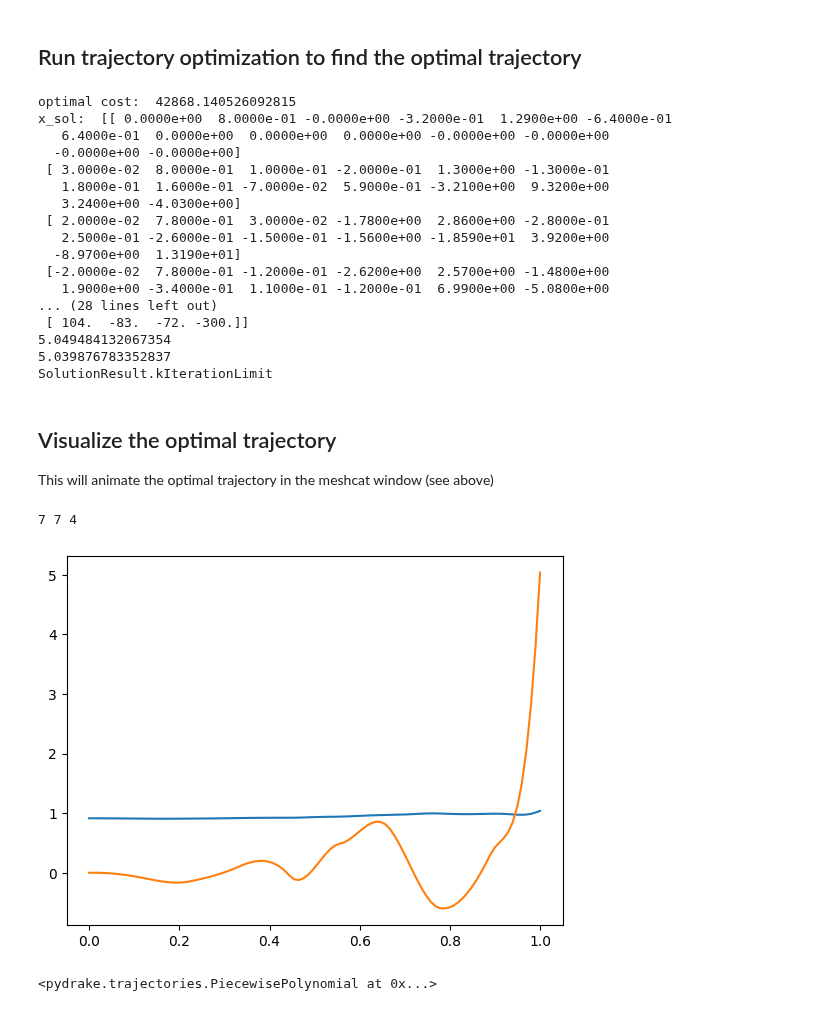
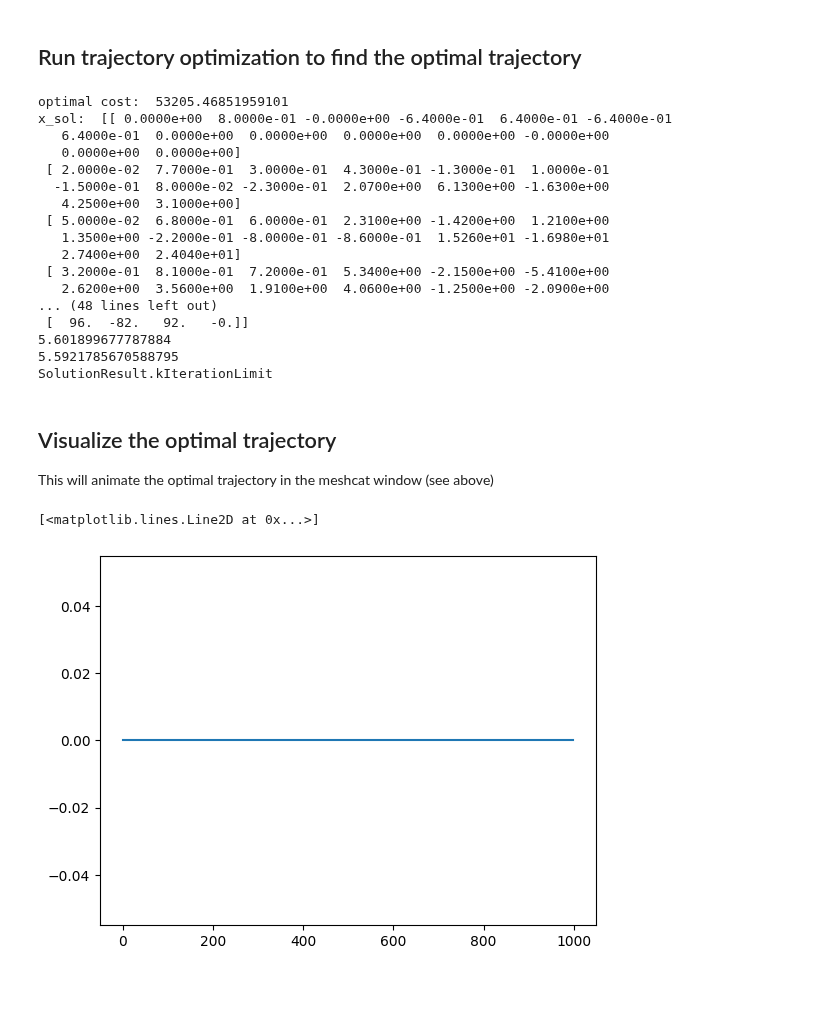
Before and after one commit to git-dhruv/Hop-Skip-and-Jump, a Jupyter notebook: src/BipedCollocation.ipynb, the cells around one changed output. Drawn from its saved outputs; the diff is of its cells as text; code cells hidden in the pictures.

```diff
--- a/src/BipedCollocation.ipynb
+++ b/src/BipedCollocation.ipynb
@@ -23,42 +51,42 @@ meshcat = StartMeshcat()
 # %% [markdown]
 ## Run trajectory optimization to find the optimal trajectory
 # %%
-N = 10
+N = 15
 initial_state = np.zeros(14)
 q = np.zeros((7,))
 q[0] = 0; q[1] = 0.8
 theta = -np.arccos(q[1])
-q[3] = theta/2; q[4] = -2 * theta
+q[3] = theta; q[4] = -2 * theta/2
 q[5] = theta;   q[6] = -2 * theta/2
 initial_state[:7] = q
 final_state = initial_state
 # final_configuration = np.array([np.pi, 0])
 tf = 3.0
-x_traj, u_traj, prog,  _, _ = find_throwing_trajectory(N, initial_state, 1.3, tf=1, jumpheight_tol=5e-2)
+x_traj, u_traj, prog,  _, _ = find_throwing_trajectory(N, initial_state, 1.6, tf=3, jumpheight_tol=5e-2)
 # %% [output]
-optimal cost:  42868.140526092815
-x_sol:  [[ 0.0000e+00  8.0000e-01 -0.0000e+00 -3.2000e-01  1.2900e+00 -6.4000e-01
-   6.4000e-01  0.0000e+00  0.0000e+00  0.0000e+00 -0.0000e+00 -0.0000e+00
-  -0.0000e+00 -0.0000e+00]
- [ 3.0000e-02  8.0000e-01  1.0000e-01 -2.0000e-01  1.3000e+00 -1.3000e-01
-   1.8000e-01  1.6000e-01 -7.0000e-02  5.9000e-01 -3.2100e+00  9.3200e+00
-   3.2400e+00 -4.0300e+00]
- [ 2.0000e-02  7.8000e-01  3.0000e-02 -1.7800e+00  2.8600e+00 -2.8000e-01
-   2.5000e-01 -2.6000e-01 -1.5000e-01 -1.5600e+00 -1.8590e+01  3.9200e+00
-  -8.9700e+00  1.3190e+01]
- [-2.0000e-02  7.8000e-01 -1.2000e-01 -2.6200e+00  2.5700e+00 -1.4800e+00
-   1.9000e+00 -3.4000e-01  1.1000e-01 -1.2000e-01  6.9900e+00 -5.0800e+00
-... (28 lines left out)
- [ 104.  -83.  -72. -300.]]
-5.049484132067354
-5.039876783352837
+optimal cost:  53205.46851959101
+x_sol:  [[ 0.0000e+00  8.0000e-01 -0.0000e+00 -6.4000e-01  6.4000e-01 -6.4000e-01
+   6.4000e-01  0.0000e+00  0.0000e+00  0.0000e+00  0.0000e+00 -0.0000e+00
+   0.0000e+00  0.0000e+00]
+ [ 2.0000e-02  7.7000e-01  3.0000e-01  4.3000e-01 -1.3000e-01  1.0000e-01
+  -1.5000e-01  8.0000e-02 -2.3000e-01  2.0700e+00  6.1300e+00 -1.6300e+00
+   4.2500e+00  3.1000e+00]
+ [ 5.0000e-02  6.8000e-01  6.0000e-01  2.3100e+00 -1.4200e+00  1.2100e+00
+   1.3500e+00 -2.2000e-01 -8.0000e-01 -8.6000e-01  1.5260e+01 -1.6980e+01
+   2.7400e+00  2.4040e+01]
+ [ 3.2000e-01  8.1000e-01  7.2000e-01  5.3400e+00 -2.1500e+00 -5.4100e+00
+   2.6200e+00  3.5600e+00  1.9100e+00  4.0600e+00 -1.2500e+00 -2.0900e+00
+... (48 lines left out)
+ [  96.  -82.   92.   -0.]]
+5.601899677787884
+5.5921785670588795
 SolutionResult.kIterationLimit
 # %% [markdown]
 ## Visualize the optimal trajectory
 
 This will animate the optimal trajectory in the meshcat window (see above)
 # %%
-from pydrake.all import AddMultibodyPlantSceneGraph, HalfSpace, CoulombFriction, MeshcatVisualizerParams
+from pydrake.all import AddMultibodyPlantSceneGraph, HalfSpace, CoulombFriction, MeshcatVisualizerParams, ConstantValueSource
 # Create a MultibodyPlant for the arm
 file_name = "/home/dhruv/Hop-Skip-and-Jump/models/planar_walker.urdf"
 
@@ -97,7 +125,6 @@ plant.Finalize()
 n_q = plant.num_positions()
 n_v = plant.num_velocities()
 n_u = plant.num_actuators()
-print(n_q, n_v, n_u)
 
 # x_traj_mod = np.zeros((n))
 x_traj_source = builder.AddSystem(TrajectorySource(x_traj))
@@ -107,9 +134,9 @@ demux = builder.AddSystem(Demultiplexer(np.array([n_q, n_v])))
 to_pose = builder.AddSystem(MultibodyPositionToGeometryPose(plant))
 zero_inputs = builder.AddSystem(ConstantVectorSource(np.zeros(n_u)))
 
-builder.Connect(u_traj_source.get_output_port(), plant.get_actuation_input_port())
-# builder.Connect(x_traj_source.get_output_port(), demux.get_input_port())
-# builder.Connect(demux.get_output_port(0), to_pose.get_input_port())
+builder.Connect(zero_inputs.get_output_port(), plant.get_actuation_input_port())
+builder.Connect(x_traj_source.get_output_port(), demux.get_input_port())
+builder.Connect(demux.get_output_port(0), to_pose.get_input_port())
 # builder.Connect(to_pose.get_output_port(), scene_graph.get_source_pose_port(plant.get_source_id()))
 
 # MeshcatVisualizer.AddToBuilder(builder, scene_graph, meshcat)
@@ -136,9 +163,9 @@ plant.SetPositions(plant_context, q)
 
 
 
-simulator.set_target_realtime_rate(1)
-simulator.AdvanceTo(1);
-timesteps = np.linspace(0, 1.0, 100)
+# simulator.set_target_realtime_rate(.1)
+# simulator.AdvanceTo(1);
+timesteps = np.linspace(0, 1.0, 1000)
 com_pos_list = []
 vel_list = []
 for t in timesteps:
@@ -146,18 +173,17 @@ for t in timesteps:
   u = np.linalg.norm(u_traj.vector_values([t]))
   plant.SetPositionsAndVelocities(plant_context, x)
   com_pos = plant.CalcCenterOfMassPositionInWorld(plant_context).ravel()
-  com_pos_list.append(com_pos[2])
-  vel_list.append(u)
+  com_pos_list.append(com_pos)
+#   ft = np.min(get_foot_pos(plant_context, plant)[-1,:])
+#   vel_list.append(ft)
-# %% [output]
-7 7 4
 # %%
-fig = plt.figure()
-plt.plot(timesteps, com_pos_list)
-plt.plot(timesteps,vel_list)
-plt.show()
+# fig = plt.figure()
+# plt.plot(timesteps, com_pos_list[:][2])
+# plt.plot(timesteps,vel_list)
+# plt.show()
+
+print()
+plt.plot(np.array(com_pos_list)[:,0])
 # %% [output]
+[<matplotlib.lines.Line2D at 0x...>]
-[figure, old version]
+[figure, new version]
-# %%
-x_traj
-# %% [output]
-<pydrake.trajectories.PiecewisePolynomial at 0x...>
```
Also changed, not shown: parts of 4 cells of this notebook, 4 other files.
